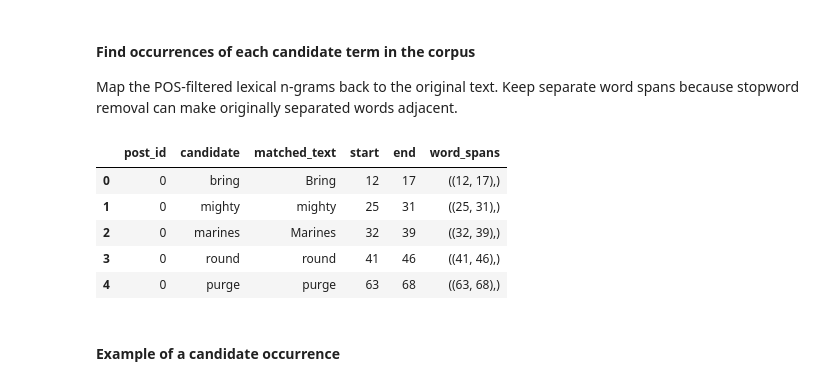
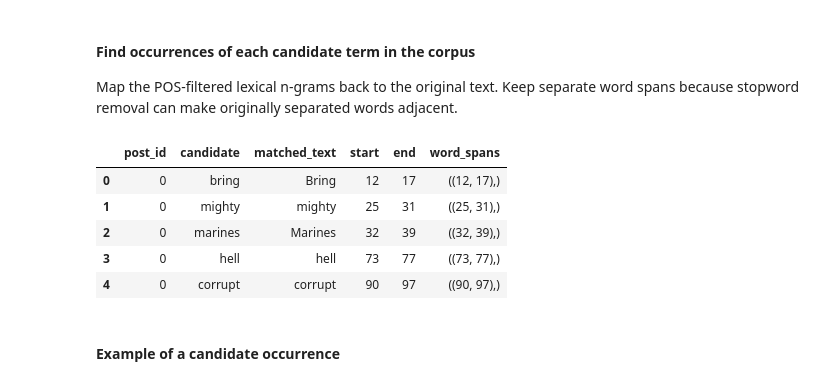
Before and after one commit to FaureArm/Emerging_Coded_Hate_Speech, a Jupyter notebook: Reproduce.ipynb, the cells around one changed output. Cells and saved outputs as stored; diff of their text form; code cells hidden in the pictures.

```diff
--- a/Reproduce.ipynb
+++ b/Reproduce.ipynb
@@ -24,7 +19,7 @@ Requirement already satisfied: wcwidth in /usr/local/lib/python3.13/dist-package
 ## Load the dataset
 # %%
 # load the data
-df = pd.read_csv("./Unmasking Antisemitism SRI Data Set - Reporting Layer.csv")
+df = pd.read_csv("./data/Unmasking Antisemitism SRI Data Set - Reporting Layer.csv")
 # %%
 df.describe()
 # %% [output]
@@ -311,0 +242,33 @@ data[["Unigrams POS", "Bigrams POS", "Trigrams POS"]].head()
+# %%
+# Tag the existing unigram, bigram, and trigram candidates
+nltk.download("averaged_perceptron_tagger_eng")
+
+# update:
+def build_tagged_ngrams(word_records, size):
+    """Group words with their saved sentence-level POS tags"""
+    tagged_words = [
+        (record["word"], record["pos"])
+        for record in word_records
+    ]
+
+    return [
+        tagged_words[start:start + size]
+        for start in range(len(tagged_words) - size + 1)
+    ]
+
+
+# Unigrams are strings; bigrams and trigrams are tuples of words
+data["Unigrams POS"] = data["Word Tokens"].apply(
+    lambda records: build_tagged_ngrams(records, 1)
+)
+
+data["Bigrams POS"] = data["Word Tokens"].apply(
+    lambda records: build_tagged_ngrams(records, 2)
+)
+
+data["Trigrams POS"] = data["Word Tokens"].apply(
+    lambda records: build_tagged_ngrams(records, 3)
+)
+
+# Each tagged candidate contains (word, POS tag) pairs
+data[["Unigrams POS", "Bigrams POS", "Trigrams POS"]].head()
@@ -729,6 +702,15 @@ for post_id, post in data.iterrows():
         # Locate those expressions in the already-tokenized post
         for index in range(len(word_records) - size + 1):
             candidate_words = word_records[index:index + size]
+
+            # Check the tags belonging to this particular occurrence.
+            tagged_candidate = [
+                (record["word"], record["pos"])
+                for record in candidate_words
+            ]
+
+            if not keep_candidate(tagged_candidate):
+                continue
 
             words = [record["word"] for record in candidate_words]
             candidate = " ".join(words)
@@ -747,35 +729,35 @@ for post_id, post in data.iterrows():
             candidate_records.append({
                 "post_id": post_id,
                 "candidate": candidate,
                 "matched_text": text[start:end],
                 "start": start,
                 "end": end,
                 "word_spans": tuple(word_spans),
             })
 
 candidate_occurrences = pd.DataFrame(
     candidate_records,
     columns=[
         "post_id",
         "candidate",
         "matched_text",
         "start",
         "end",
         "word_spans",
     ],
 )
 
 matched_candidates = set(candidate_occurrences["candidate"])
 unmatched_candidates = sorted(candidate_terms - matched_candidates)
 
 candidate_occurrences.head()
 # %% [output]
 |  | post_id | candidate | matched_text | start | end | word_spans |
 | 0 | 0 | bring | Bring | 12 | 17 | ((12, 17),) |
 | 1 | 0 | mighty | mighty | 25 | 31 | ((25, 31),) |
 | 2 | 0 | marines | Marines | 32 | 39 | ((32, 39),) |
-| 3 | 0 | round | round | 41 | 46 | ((41, 46),) |
-| 4 | 0 | purge | purge | 63 | 68 | ((63, 68),) |
+| 3 | 0 | hell | hell | 73 | 77 | ((73, 77),) |
+| 4 | 0 | corrupt | corrupt | 90 | 97 | ((90, 97),) |
 # %% [markdown]
 #### Example of a candidate occurrence
 # %%
```
Also changed, not shown: parts of 27 cells of this notebook.
